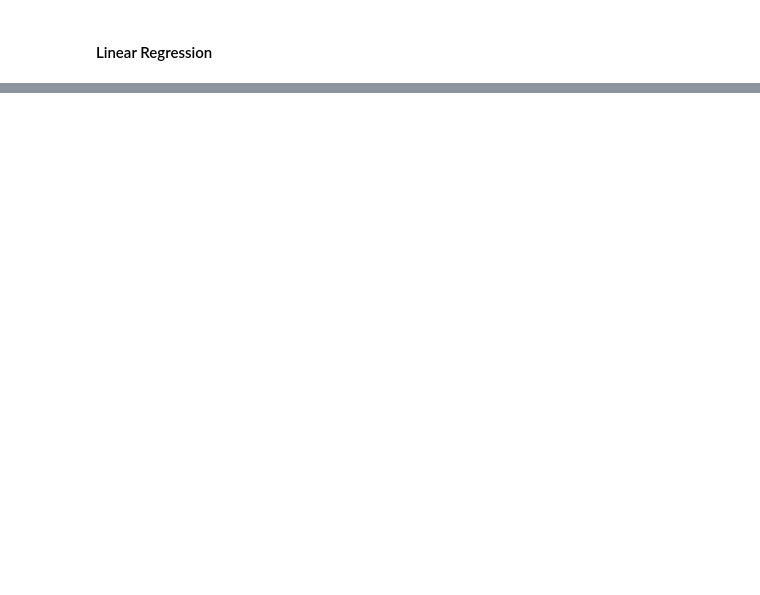
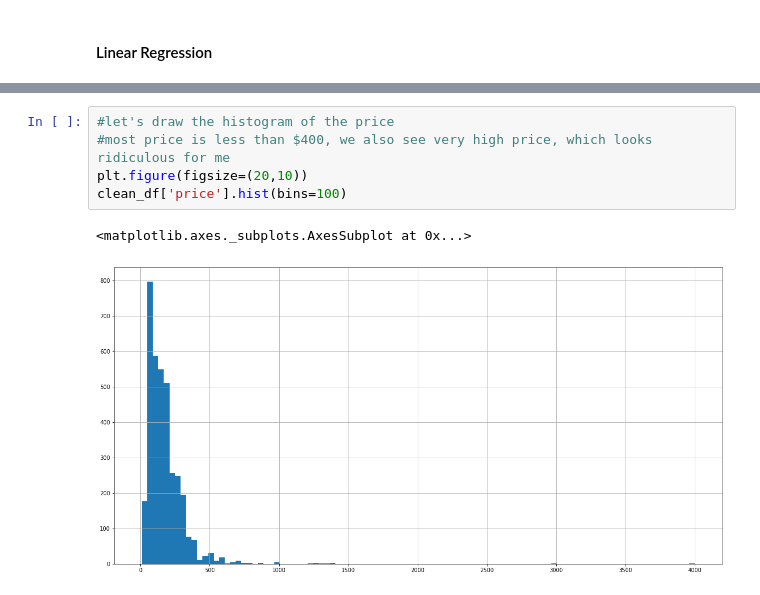
Before and after one commit to liankun/Boston_AirBNB, a Jupyter notebook: listings_ana.ipynb, the cells around one changed output, grey strips where cells are left out. Drawn from its saved outputs; the diff is of its cells as text; blank space fills up the shorter version.

```diff
--- a/listings ana.ipynb
+++ b/listings_ana.ipynb
@@ -1198,0 +1194,8 @@ plt.scatter(y_test,ada_reg_test_predict)
+# %%
+#let's draw the histogram of the price
+#most price is less than $400, we also see very high price, which looks ridiculous for me
+plt.figure(figsize=(20,10))
+clean_df['price'].hist(bins=100)
+# %% [output]
+<matplotlib.axes._subplots.AxesSubplot at 0x...>
+[figure, added]
```
Also changed, not shown: parts of 94 cells of this notebook, 3 other files.
